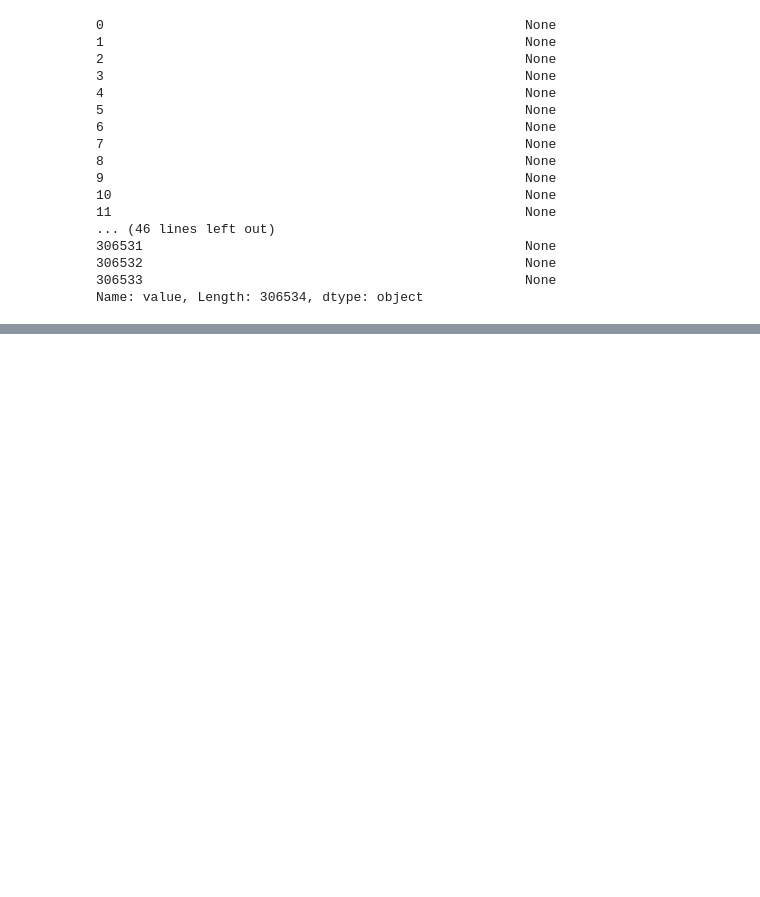
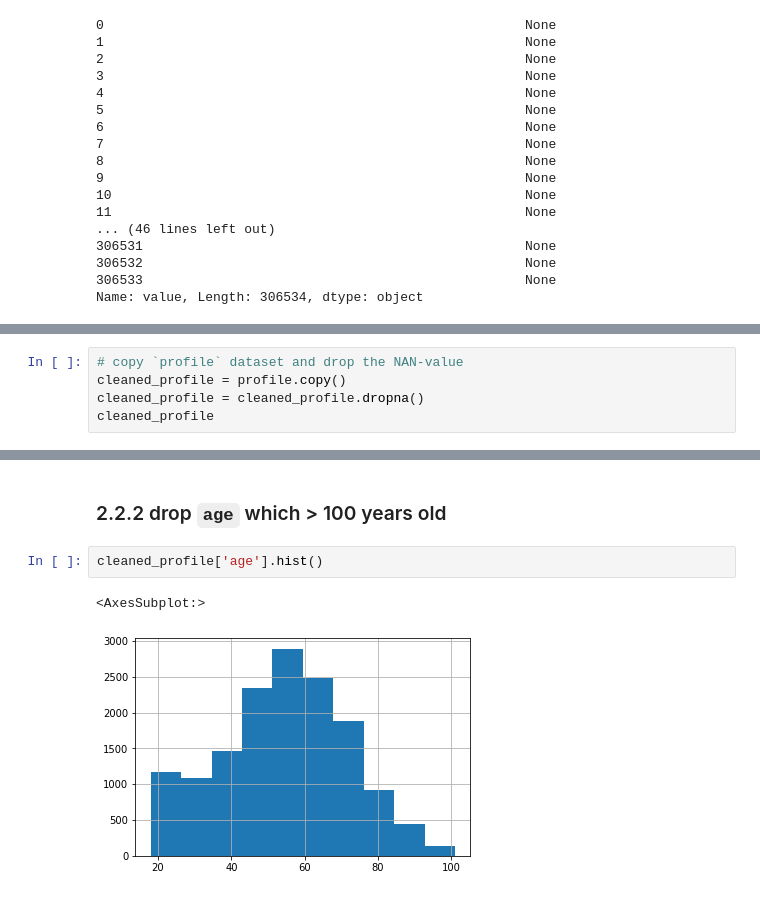
Before and after one commit to veectro/starbucks-capstone, a Jupyter notebook: Starbucks_Capstone_notebook.ipynb, the cells around one changed output, grey strips where cells are left out. Cells and saved outputs as stored; diff of their text form; blank space fills up the shorter version.

```diff
--- a/Starbucks_Capstone_notebook.ipynb
+++ b/Starbucks_Capstone_notebook.ipynb
@@ -493,0 +729,5 @@ Name: value, Length: 306534, dtype: object
+# %%
+# copy `profile` dataset and drop the NAN-value
+cleaned_profile = profile.copy()
+cleaned_profile = cleaned_profile.dropna()
+cleaned_profile
@@ -493,0 +765,7 @@ Name: value, Length: 306534, dtype: object
+# %% [markdown]
+### 2.2.2 drop `age` which > 100 years old
+# %%
+cleaned_profile['age'].hist()
+# %% [output]
+<AxesSubplot:>
+[figure, added]
```
Also changed, not shown: parts of 85 cells of this notebook.
